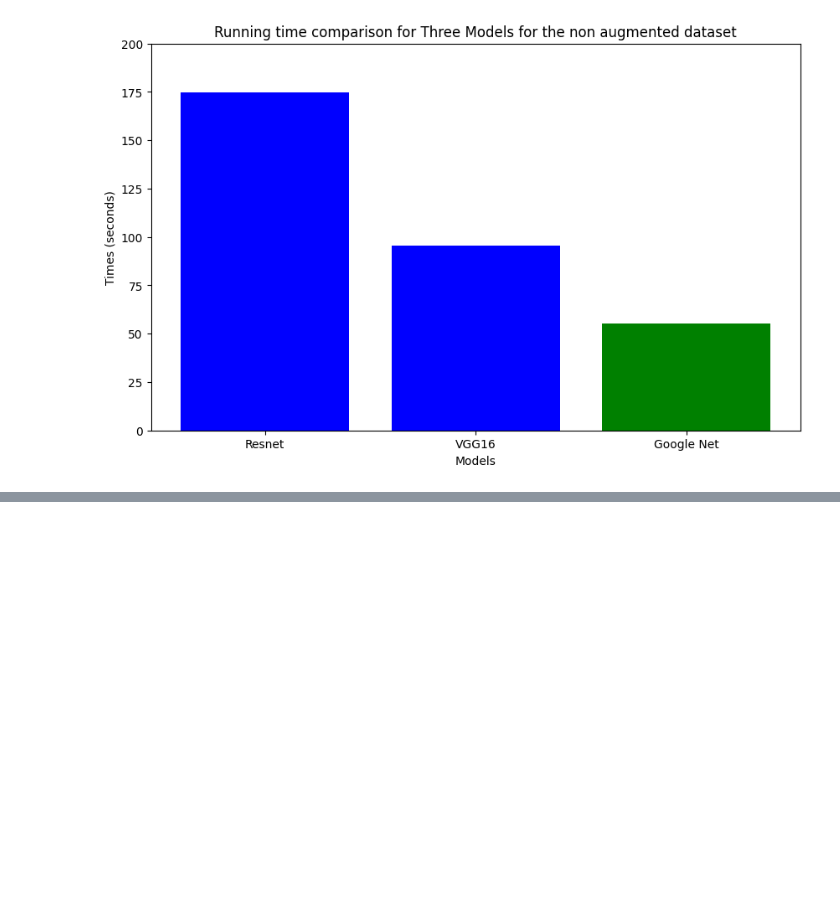
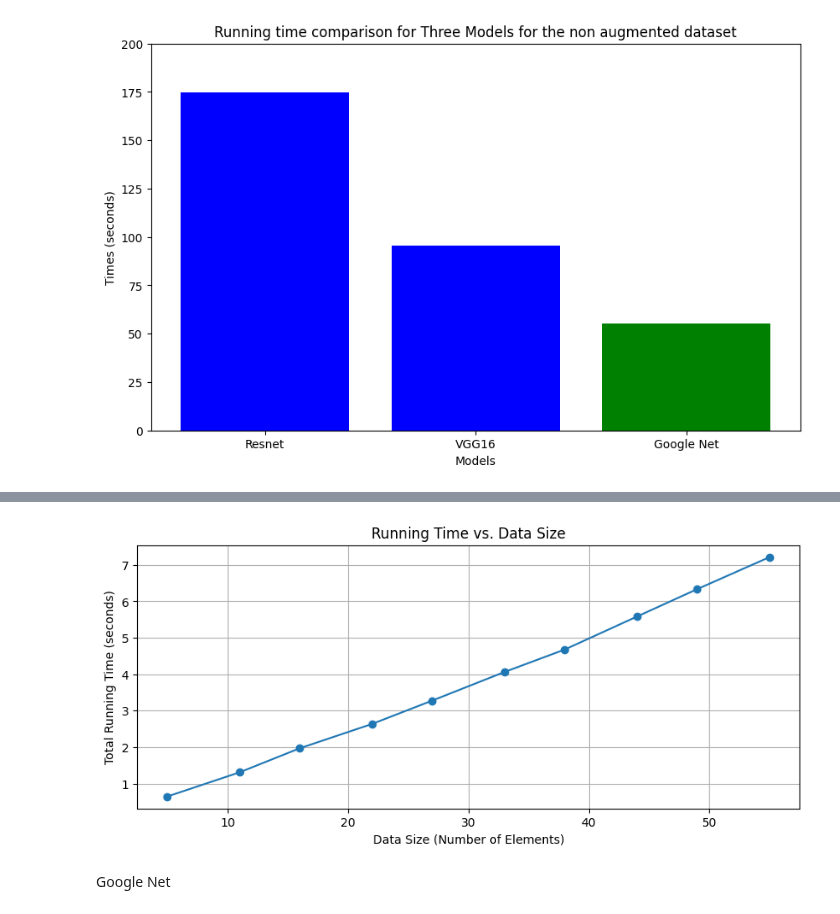
Before and after one commit to fdeloscogna/Python_experiment, a Jupyter notebook: Tesi_Python_NORMAL_dataset.ipynb, the cells around one changed output, grey strips where cells are left out. Cells and saved outputs as stored; diff of their text form; code cells hidden in the pictures; blank space fills up the shorter version.

```diff
--- a/Tesi_Python_NORMAL_dataset.ipynb
+++ b/Tesi_Python_NORMAL_dataset.ipynb
@@ -741,0 +931,14 @@ plt.show()
+# %%
+weight = models.VGG16_Weights.DEFAULT
+vgg_model = models.vgg16(weights = weight)
+
+# Freeze all the parameters of the pretrained models
+for param in vgg_model.parameters():
+    param.requires_grad = False
+
+num_classes = 3
+last_item_index = len(vgg_model.classifier) - 1
+old_fc = vgg_model.classifier.__getitem__(last_item_index)
+new_fc = nn.Linear(in_features=old_fc.in_features,
+                   out_features= num_classes, bias=True)
+vgg_model.classifier.__setitem__(last_item_index , new_fc)
@@ -741,0 +947,13 @@ plt.show()
+# %%
+vgg_model = vgg_model.to(device)
+parameter_loss = nn.CrossEntropyLoss()
+'''
+Compared to the other one the Learning rate here is 0.01
+and NOT 0.001 like in the previous experiment with resnet
+'''
+optimizer_vgg = optim.Adam(vgg_model.parameters(), lr=0.001)
+#optimizer_vgg = optim.SGD(vgg_model.parameters(), lr=0.024, momentum=0.9)
+
+best_val_loss = float('inf')
+best_val_f1 = 0.0
+best_val_acc = 0.0
@@ -741,0 +1101,13 @@ plt.show()
+# %%
+plt.figure(figsize=(10, 4))
+plt.plot(data_sizes_vgg, running_times_vgg, marker='o', linestyle='-')
+plt.title('Running Time vs. Data Size')
+plt.xlabel('Data Size (Number of Elements)')
+plt.ylabel('Total Running Time (seconds)')
+plt.grid(True)
+
+plt.show()
+# %% [output]
+[figure, added]
+# %% [markdown]
+Google Net
```
Also changed, not shown: parts of 14 cells of this notebook.
